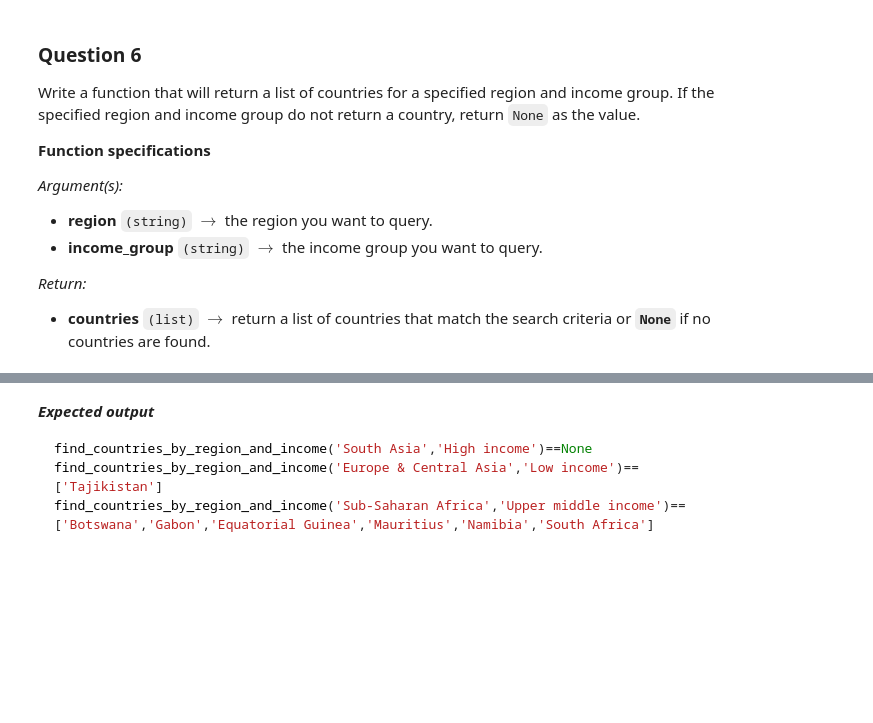
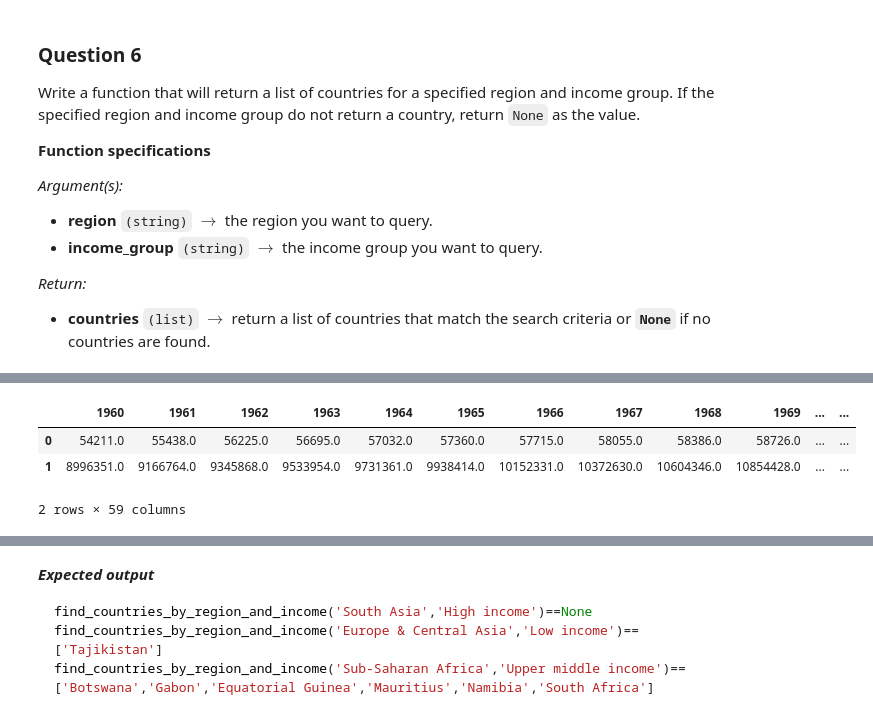
Before and after one commit to endiesworld/python-code-challenge, a Jupyter notebook: Python_practical_exam_student_version.ipynb, the cells around one changed output, grey strips where cells are left out. Cells and saved outputs as stored; diff of their text form; code cells hidden in the pictures; blank space fills up the shorter version.

```diff
--- a/Python_practical_exam_student_version.ipynb
+++ b/Python_practical_exam_student_version.ipynb
@@ -370,3 +369,11 @@ Write a function that will return a list of countries for a specified region and
 
 *Return:*
 - **countries** `(list)` $\rightarrow$ return a list of countries that match the search criteria or **`None`** if no countries are found.
+# %%
+def change_index(df):
+    old_index = df.index.tolist()
+    new_index = range(len(old_index))
+    df_copy = df.copy()
+    df_copy = df_copy.set_index(pd.Index(new_index))
+    df_copy['Country_Code'] =  old_index
+    return df_copy
@@ -372,0 +409,4 @@ Write a function that will return a list of countries for a specified region and
+# %%
+adj_country_map_df = change_index(country_map_df)
+adj_population_df = change_index(population_df)
+adj_meta_df = change_index(meta_df)
@@ -372,0 +419,7 @@ Write a function that will return a list of countries for a specified region and
+# %%
+adj_population_df.head(2)
+# %% [output]
+|  | 1960 | 1961 | 1962 | 1963 | 1964 | 1965 | 1966 | 1967 | 1968 | 1969 | ... | ... |
+| 0 | 54211.0 | 55438.0 | 56225.0 | 56695.0 | 57032.0 | 57360.0 | 57715.0 | 58055.0 | 58386.0 | 58726.0 | ... | ... |
+| 1 | 8996351.0 | 9166764.0 | 9345868.0 | 9533954.0 | 9731361.0 | 9938414.0 | 10152331.0 | 10372630.0 | 10604346.0 | 10854428.0 | ... | ... |
+2 rows × 59 columns
```
Also changed, not shown: parts of 14 cells of this notebook.
